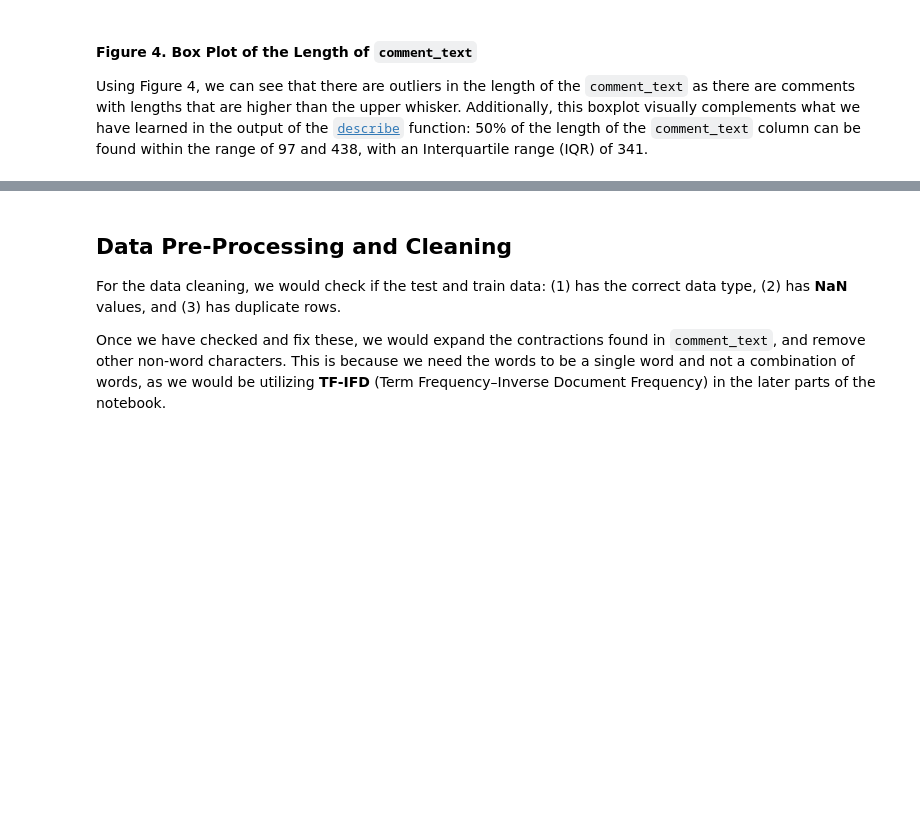
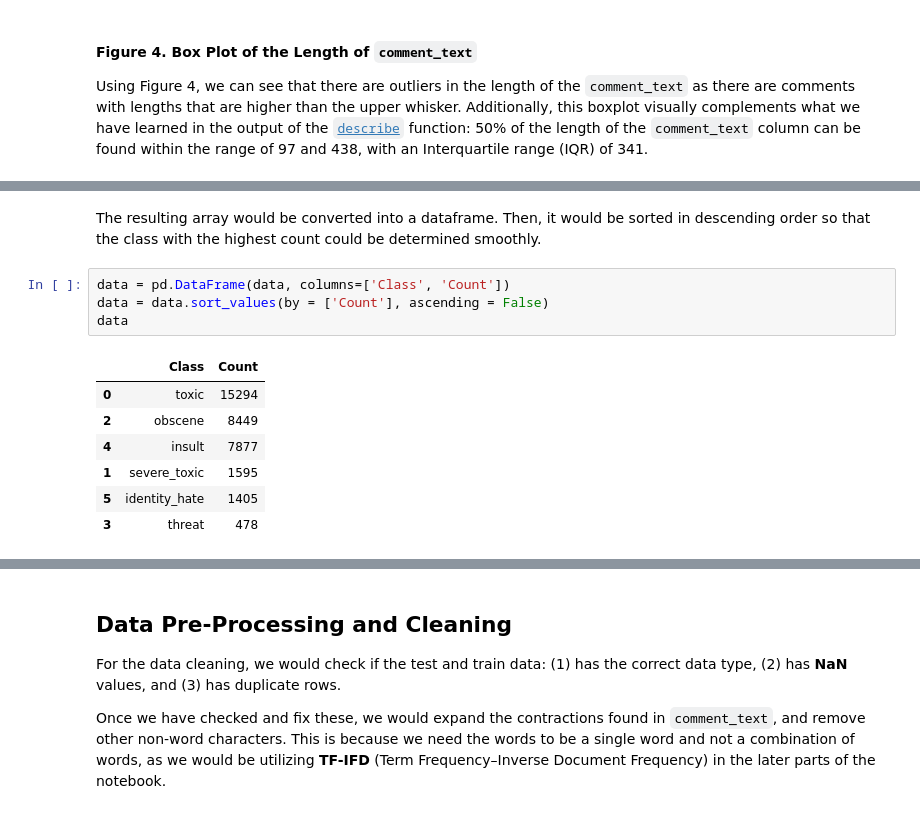
Before and after one commit to francheska-vicente/stintsy-project, a Jupyter notebook: ToxicComment_S13_Group8.ipynb, the cells around one changed output, grey strips where cells are left out. Drawn from its saved outputs; the diff is of its cells as text; blank space fills up the shorter version.

```diff
--- a/ToxicComment_S13_Group8.ipynb
+++ b/ToxicComment_S13_Group8.ipynb
@@ -471,0 +500,14 @@ Using Figure 4, we can see that there are outliers in the length of the `comment
+# %% [markdown]
+The resulting array would be converted into a dataframe. Then, it would be sorted in descending order so that the class with the highest count could be determined smoothly.
+# %%
+data = pd.DataFrame(data, columns=['Class', 'Count'])
+data = data.sort_values(by = ['Count'], ascending = False)
+data
+# %% [output]
+|  | Class | Count |
+| 0 | toxic | 15294 |
+| 2 | obscene | 8449 |
+| 4 | insult | 7877 |
+| 1 | severe_toxic | 1595 |
+| 5 | identity_hate | 1405 |
+| 3 | threat | 478 |
```
Also changed, not shown: parts of 16 cells of this notebook.
